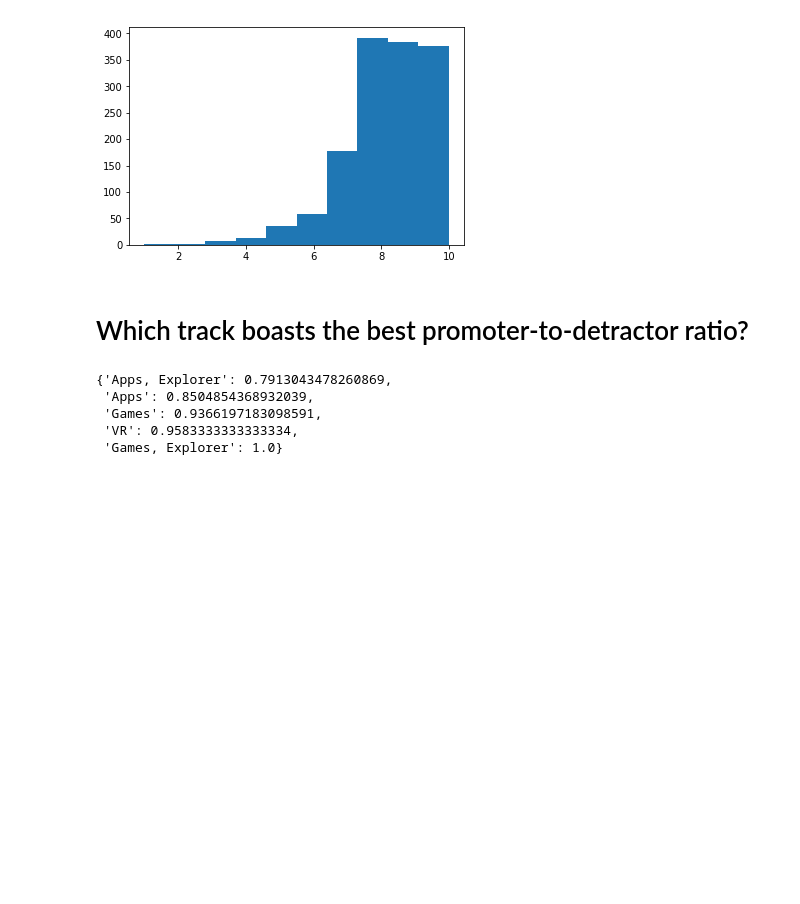
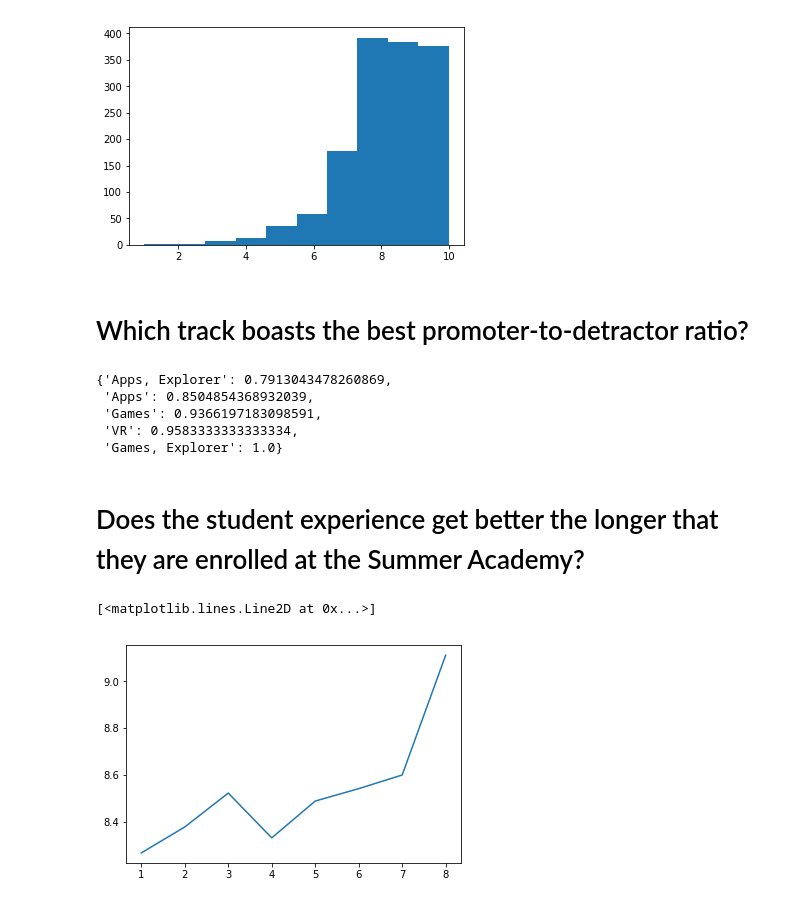
Before and after one commit to jshams/summer-academy-NPS-assignment, a Jupyter notebook: ms_summer_analysis.ipynb, the cells around one changed output. Cells and saved outputs as stored; diff of their text form; code cells hidden in the pictures; blank space fills up the shorter version.

Commit message:
added some visualizations

```diff
--- a/ms_summer_analysis.ipynb
+++ b/ms_summer_analysis.ipynb
@@ -81,3 +103,13 @@ track_promoter_detractor_ratio
  'Games': 0.9366197183098591,
  'VR': 0.9583333333333334,
  'Games, Explorer': 1.0}
+# %% [markdown]
+# Does the student experience get better the longer that they are enrolled at the Summer Academy?
+# %%
+weeks_in_order = sorted(df['Week'].unique())
+average_rating_by_week = [(df[df['Week'] == week]['Rating (Num)']).mean() for week in weeks_in_order]
+
+plt.plot(weeks_in_order, average_rating_by_week)
+# %% [output]
+[<matplotlib.lines.Line2D at 0x...>]
+[figure, added]
```
Also changed, not shown: parts of 12 cells of this notebook.
